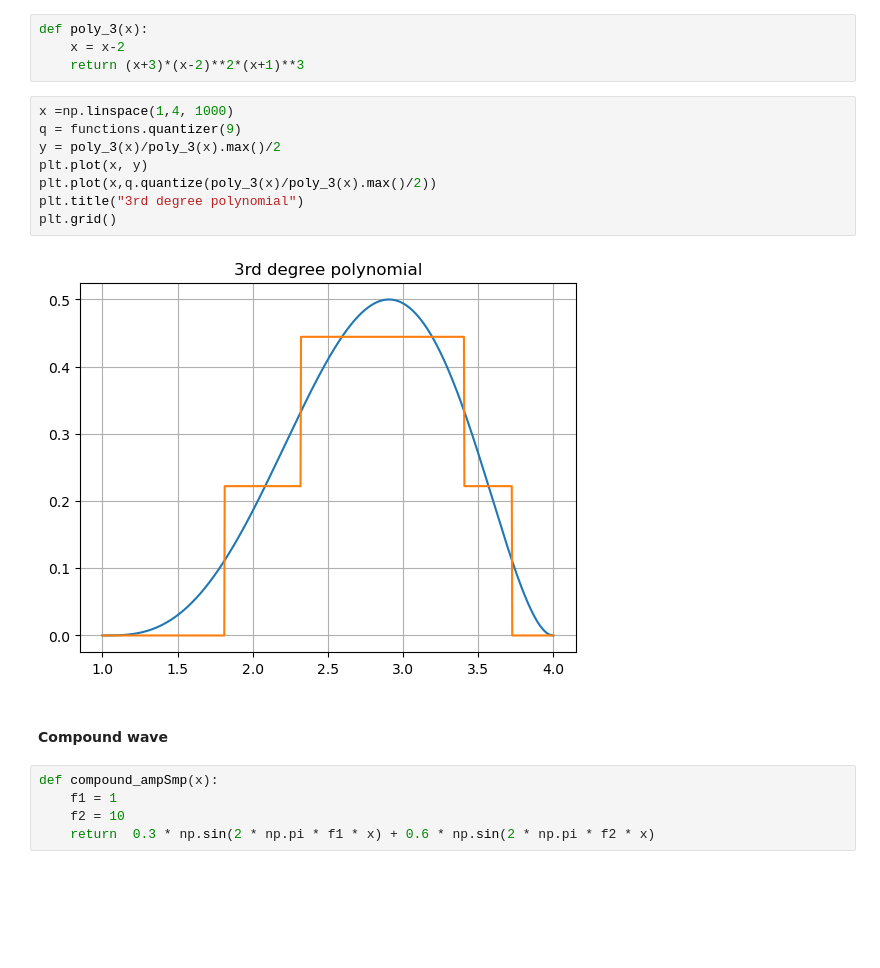
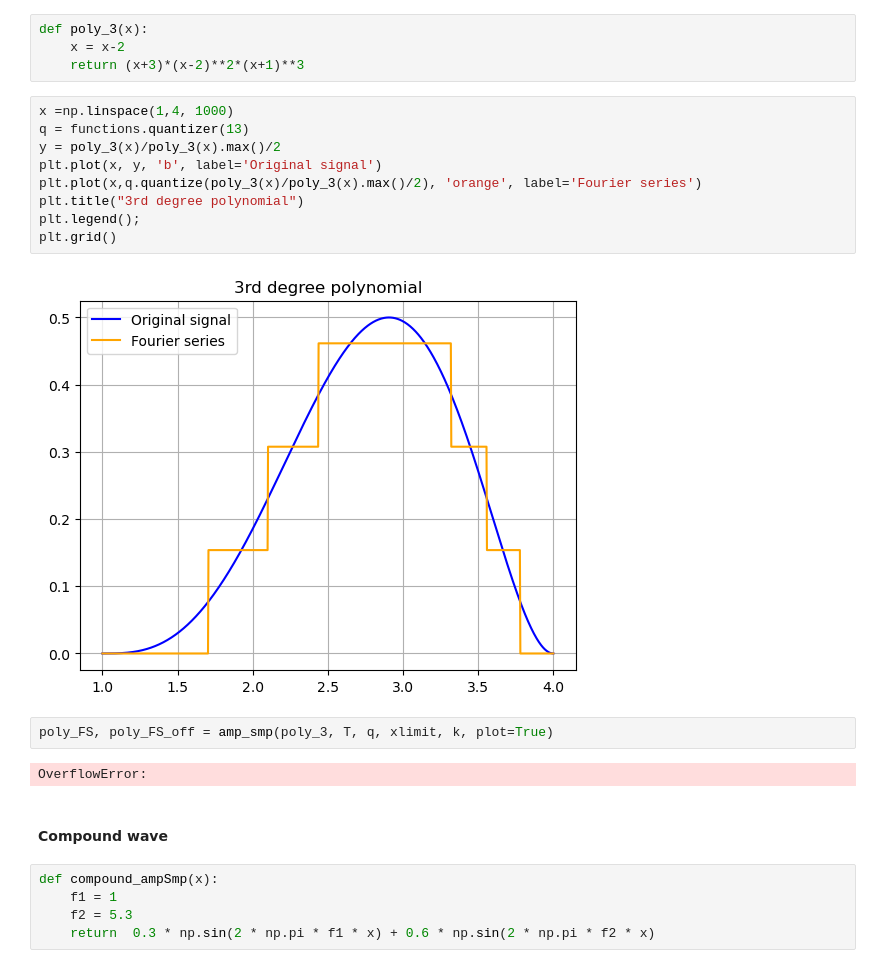
Before and after one commit to lindafabs/Semester-Project, a Jupyter notebook: amplitudeSampling_contd.ipynb, the cells around one changed output. Saved outputs shown, nothing was run; the diff lists cells and outputs as text; blank space fills up the shorter version.

```diff
--- a/amplitudeSampling_contd.ipynb
+++ b/amplitudeSampling_contd.ipynb
@@ -101,20 +104,25 @@ def poly_3(x):
     return (x+3)*(x-2)**2*(x+1)**3
 # %%
 x =np.linspace(1,4, 1000)
-q = functions.quantizer(9)
+q = functions.quantizer(13)
 y = poly_3(x)/poly_3(x).max()/2
-plt.plot(x, y)
-plt.plot(x,q.quantize(poly_3(x)/poly_3(x).max()/2))
+plt.plot(x, y, 'b', label='Original signal')
+plt.plot(x,q.quantize(poly_3(x)/poly_3(x).max()/2), 'orange', label='Fourier series')
 plt.title("3rd degree polynomial")
+plt.legend();
 plt.grid()
 # %% [output]
-[figure, old version]
+[figure, new version]
+# %%
+poly_FS, poly_FS_off = amp_smp(poly_3, T, q, xlimit, k, plot=True)
+# %% [output]
+OverflowError:
 # %% [markdown]
 #### Compound wave
 # %%
 def compound_ampSmp(x):
     f1 = 1
-    f2 = 10
+    f2 = 5.3
     return  0.3 * np.sin(2 * np.pi * f1 * x) + 0.6 * np.sin(2 * np.pi * f2 * x)
 # %%
 xlimit = 0.5
```
Also changed, not shown: parts of 11 cells of this notebook, 4 other files.
